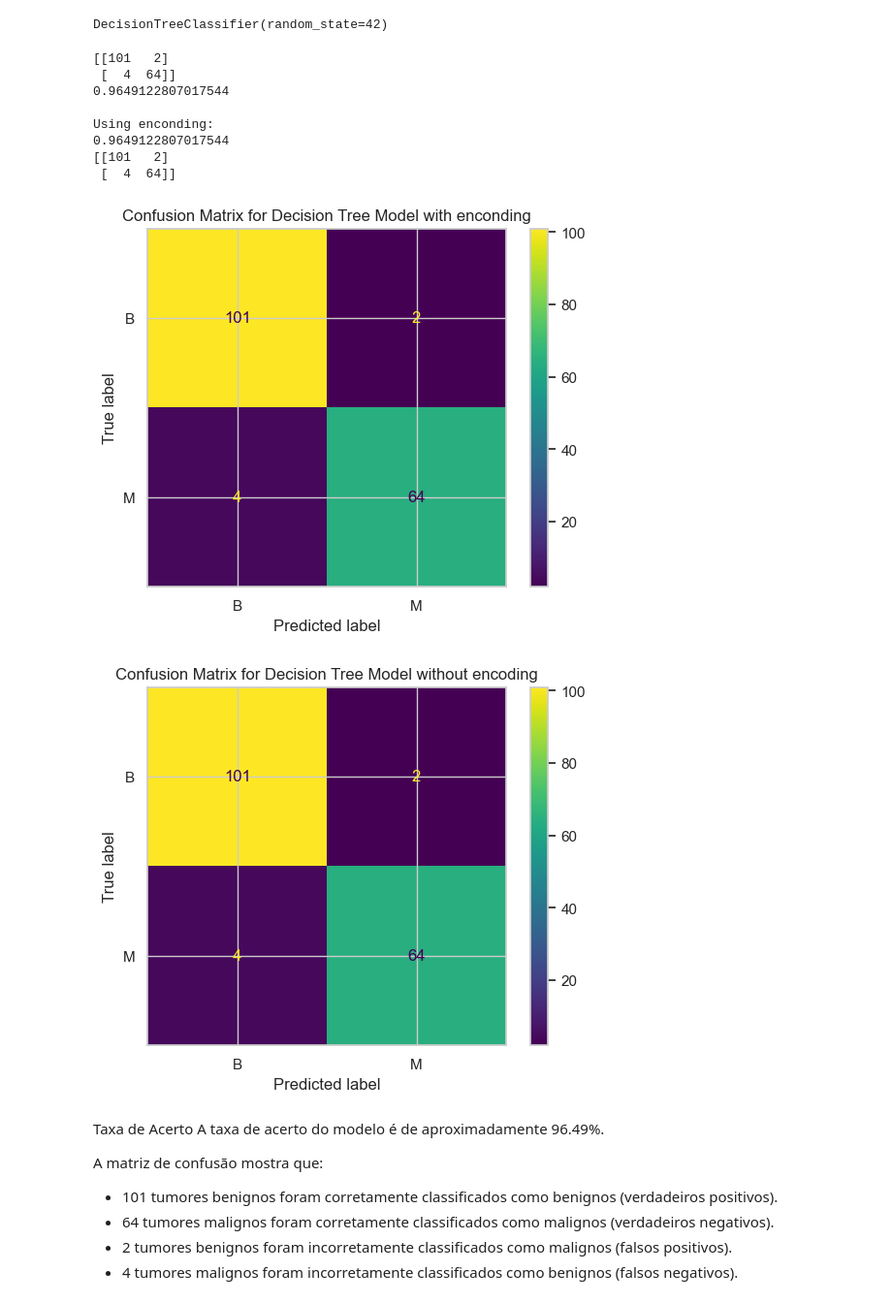
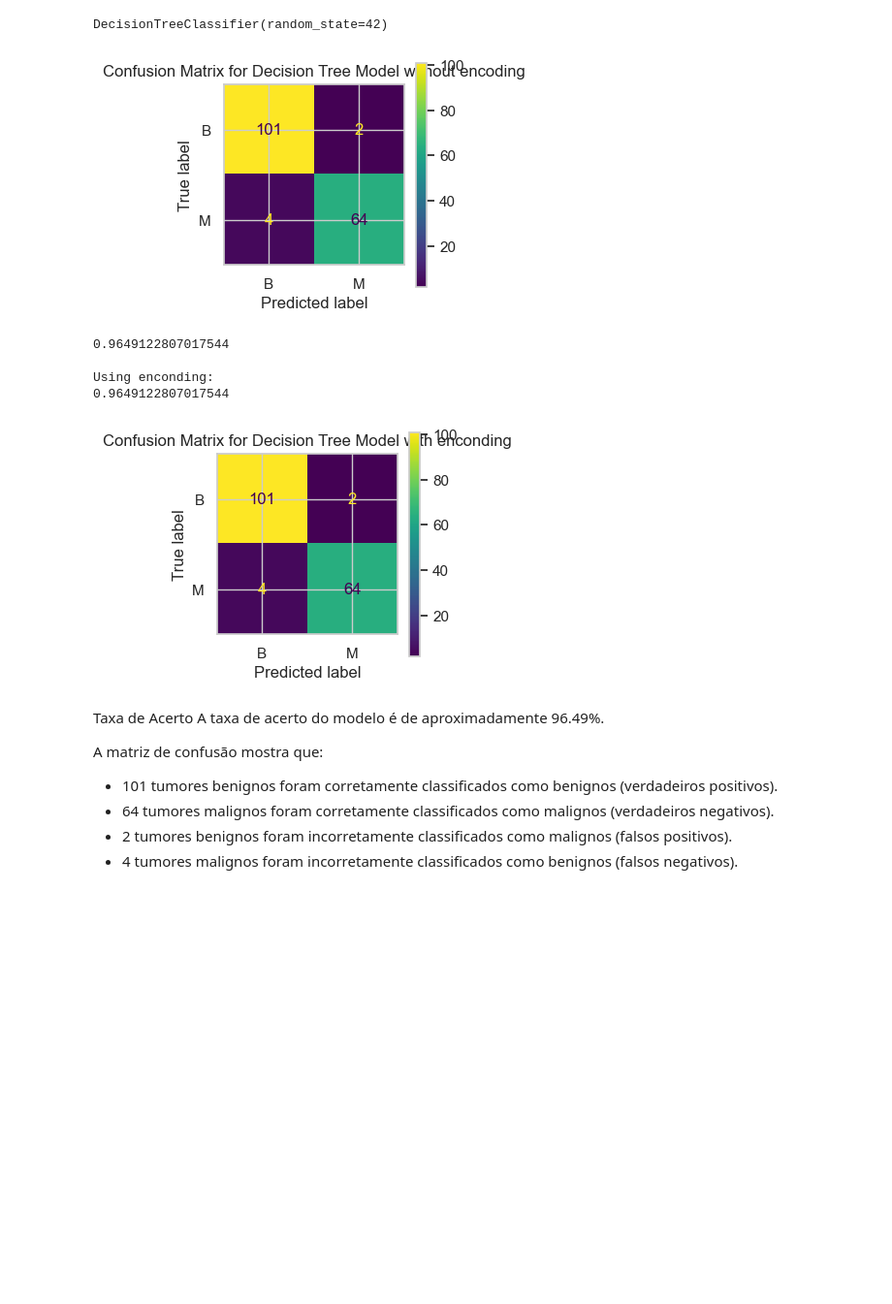
Before and after one commit to JorgeCunha07/ANADI, a Jupyter notebook: tp9/TP6_RUI.ipynb, the cells around one changed output. Shown at 97% size. Drawn from its saved outputs; the diff is of its cells as text; code cells hidden in the pictures; blank space fills up the shorter version.

```diff
--- a/tp9/TP6_RUI.ipynb
+++ b/tp9/TP6_RUI.ipynb
@@ -66,6 +66,12 @@ from sklearn.model_selection import train_test_split
 from sklearn.tree import DecisionTreeClassifier
 from sklearn.tree import plot_tree
 from sklearn.preprocessing import LabelEncoder
+
+
+# Prepare the data
+X = breast_cancer_data.drop(columns=['id', 'diagnosis'])
+y = breast_cancer_data['diagnosis']
+
 
 # Initialize the LabelEncoder
 label_encoder = LabelEncoder()
@@ -74,14 +80,11 @@ label_encoder = LabelEncoder()
 y_encoded = label_encoder.fit_transform(y)
 
 # Split the data into train and test sets (70% train, 30% test)
-X_train, X_test, y_train_encoded, y_test_encoded = train_test_split(X, y_encoded, test_size=0.3, random_state=123)
+X_train_enconded, X_test_encoded, y_train_encoded, y_test_encoded = train_test_split(X, y_encoded, test_size=0.3, random_state=123)
 
 
 #========================================================================
 
-# Prepare the data
-X = breast_cancer_data.drop(columns=['id', 'diagnosis'])
-y = breast_cancer_data['diagnosis']
 
 # Split the data into train and test sets (70% train, 30% test)
 X_train, X_test, y_train, y_test = train_test_split(X, y, test_size=0.3, random_state=123)
@@ -93,58 +96,49 @@ dt_classifier.fit(X_train, y_train)
 DecisionTreeClassifier(random_state=42)
 # %%
 from sklearn.metrics import confusion_matrix, accuracy_score
+from sklearn.metrics import ConfusionMatrixDisplay
 
 # Predictions on the test set
 y_pred = dt_classifier.predict(X_test)
 
 # Confusion matrix
-conf_matrix = confusion_matrix(y_test, y_pred)
+# Display confusion matrix using ConfusionMatrixDisplay
+cm_display = ConfusionMatrixDisplay.from_predictions(y_test, y_pred, display_labels=label_encoder.classes_)
+plt.title('Confusion Matrix for Decision Tree Model without encoding')
+plt.gcf().set_size_inches(3, 3)  # Using a different approach to set the size directly
+plt.show()
 
 # Accuracy of the model
 accuracy = accuracy_score(y_test, y_pred)
 
-print(conf_matrix)
 print( accuracy)
 
 #==============================================
 
 # Initialize and train the Decision Tree Classifier with encoded labels
 dt_classifier_encoded = DecisionTreeClassifier(random_state=42)
-dt_classifier_encoded.fit(X_train, y_train_encoded)
+dt_classifier_encoded.fit(X_train_enconded, y_train_encoded)
 
 # Predictions on the test set
-y_pred_encoded = dt_classifier_encoded.predict(X_test)
+y_pred_encoded = dt_classifier_encoded.predict(X_test_encoded)
 
 # Display model accuracy using the encoded labels
 encoded_accuracy = accuracy_score(y_test_encoded, y_pred_encoded)
 print("\nUsing enconding:")
 print(encoded_accuracy)
 
-conf_matrix = confusion_matrix(y_test_encoded, y_pred_encoded)
-print(conf_matrix)
-
-from sklearn.metrics import ConfusionMatrixDisplay
-
 # Display confusion matrix using ConfusionMatrixDisplay
 cm_display = ConfusionMatrixDisplay.from_predictions(y_test_encoded, y_pred_encoded, display_labels=label_encoder.classes_)
 plt.title('Confusion Matrix for Decision Tree Model with enconding')
+plt.gcf().set_size_inches(3, 3)  # Using a different approach to set the size directly
 plt.show()
-
-# Display confusion matrix using ConfusionMatrixDisplay
-cm_display = ConfusionMatrixDisplay.from_predictions(y_test, y_pred, display_labels=label_encoder.classes_)
-plt.title('Confusion Matrix for Decision Tree Model without encoding')
-plt.show()
 # %% [output]
+[figure, new version]
-[[101   2]
- [  4  64]]
 0.9649122807017544
 
 Using enconding:
 0.9649122807017544
-[[101   2]
- [  4  64]]
-[figure, old version]
-[figure, old version]
+[figure, new version]
 # %% [markdown]
 Taxa de Acerto
 A taxa de acerto do modelo é de aproximadamente 96.49%.
```
Also changed, not shown: parts of 2 cells of this notebook.
